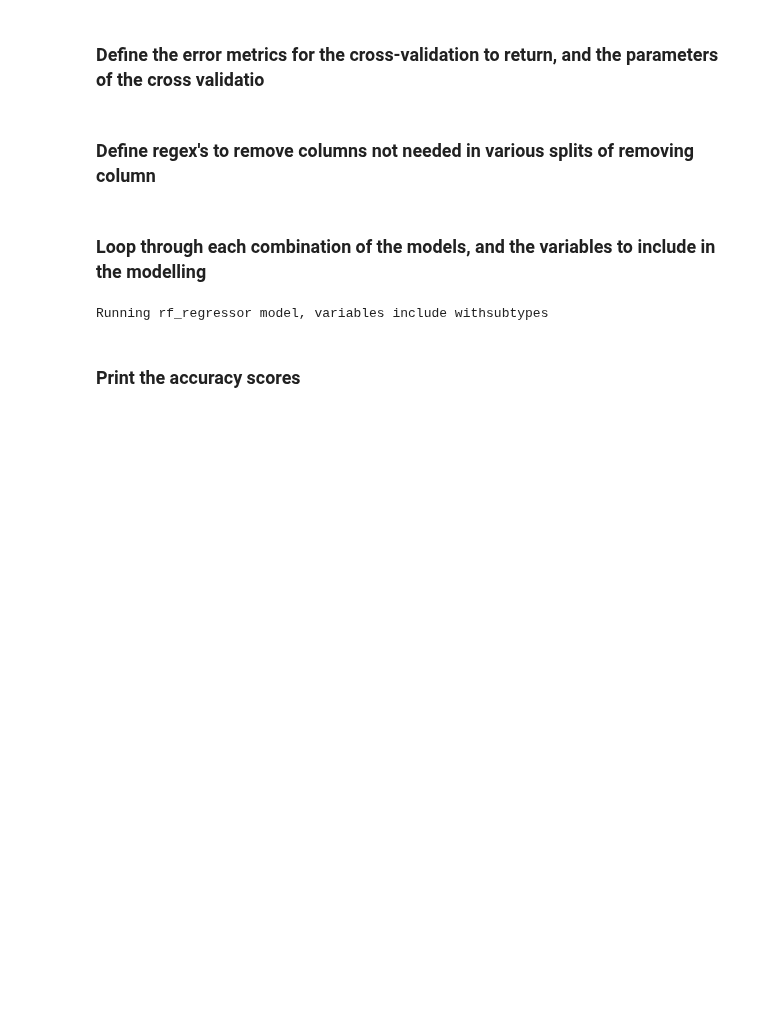
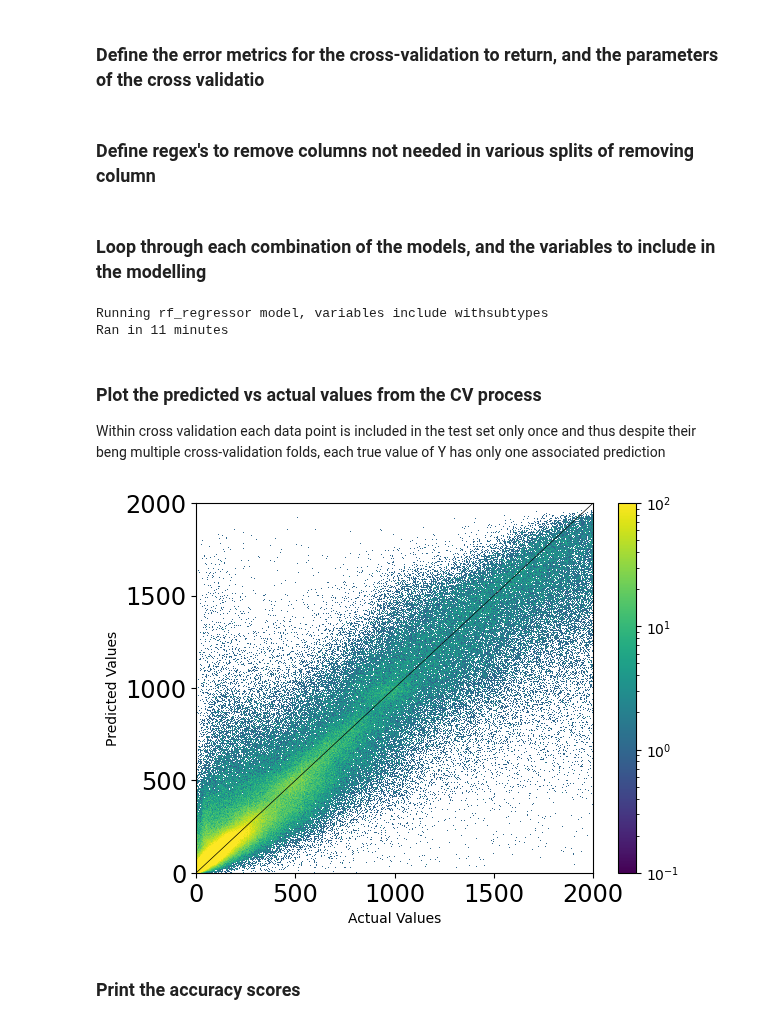
Before and after one commit to nickmalleson/footfall, a Jupyter notebook: MelbourneAnalysis/Modelling/NewModelling-FullDataset.ipynb, the cells around one changed output. Saved outputs shown, nothing was run; the diff lists cells and outputs as text; code cells hidden in the pictures; blank space fills up the shorter version.

```diff
--- a/MelbourneAnalysis/Modelling/NewModelling-FullDataset.ipynb
+++ b/MelbourneAnalysis/Modelling/NewModelling-FullDataset.ipynb
@@ -126,7 +127,7 @@ models_dict = {"rf_regressor":rf_model_pipeline}
 for model_name,model in models_dict.items():
     for regex_name, regex in column_regex_dict.items():
         # Run the model: return the estimators and a dataframe containing evaluation metrics
-        estimators, error_metrics_df, feature_list = run_model_with_cv(
+        estimators, error_metrics_df, feature_list, predictions = run_model_with_cv_and_predict(
             model, model_name, error_metrics, cv_parameters, Xfull, Yfull, regex_name, regex)
         # Add evaluation metric scores for this model to the dataframe containing the metrics for each model
         error_metric_scores = error_metric_scores.append(error_metrics_df)
@@ -135,11 +136,26 @@ for model_name,model in models_dict.items():
         if model_name != 'linear_regressor':
             feature_importances = pd.DataFrame(index =[feature_list])
             for idx,estimator in enumerate(estimators):
-
                     feature_importances['Estimator{}'.format(idx)] = estimators[idx][model_name].feature_importances_
             feature_importance_scores["{}_{}".format(model_name, regex_name)] = feature_importances
 # %% [output]
 Running rf_regressor model, variables include withsubtypes
+Ran in 11 minutes
+# %% [markdown]
+### Plot the predicted vs actual values from the CV process
+Within cross validation each data point is included in the test set only once and thus despite their beng multiple cross-validation folds, each true value of Y has only one associated prediction
+# %%
+fig, ax = plt.subplots()
+using_datashader(ax, Yfull, predictions, 'log')
+ax.plot([Yfull.min(), Yfull.max()], [Yfull.min(), Yfull.max()], c='k', lw=0.5)
+ax.set_ylabel("Predicted Values", size=10)
+ax.set_xlabel("Actual Values", size=10)
+ax.xaxis.set_tick_params(labelsize='xx-large')
+ax.yaxis.set_tick_params(labelsize='xx-large')
+ax.set_xlim([0, 2000])
+ax.set_ylim([0, 2000]);
+# %% [output]
+[figure, added]
 # %% [markdown]
 ### Print the accuracy scores
 # %%
```
Also changed, not shown: parts of 26 cells of this notebook.
